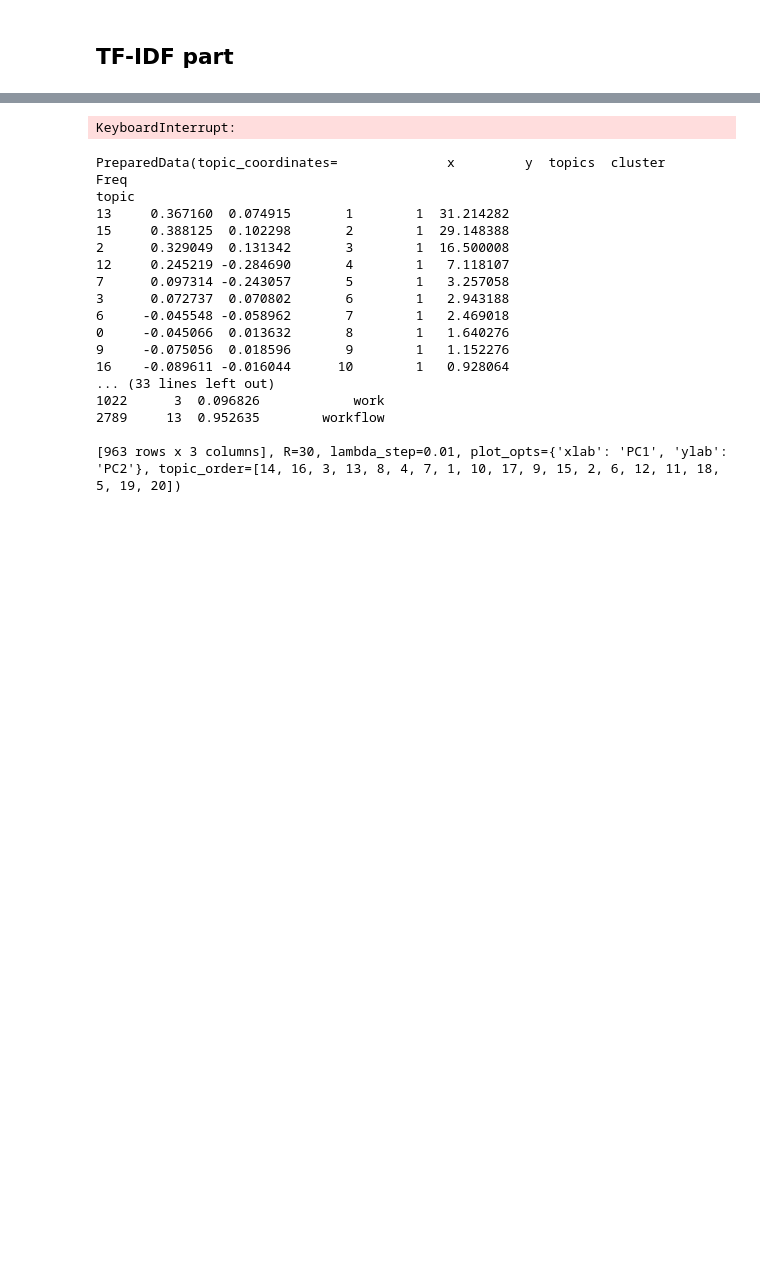
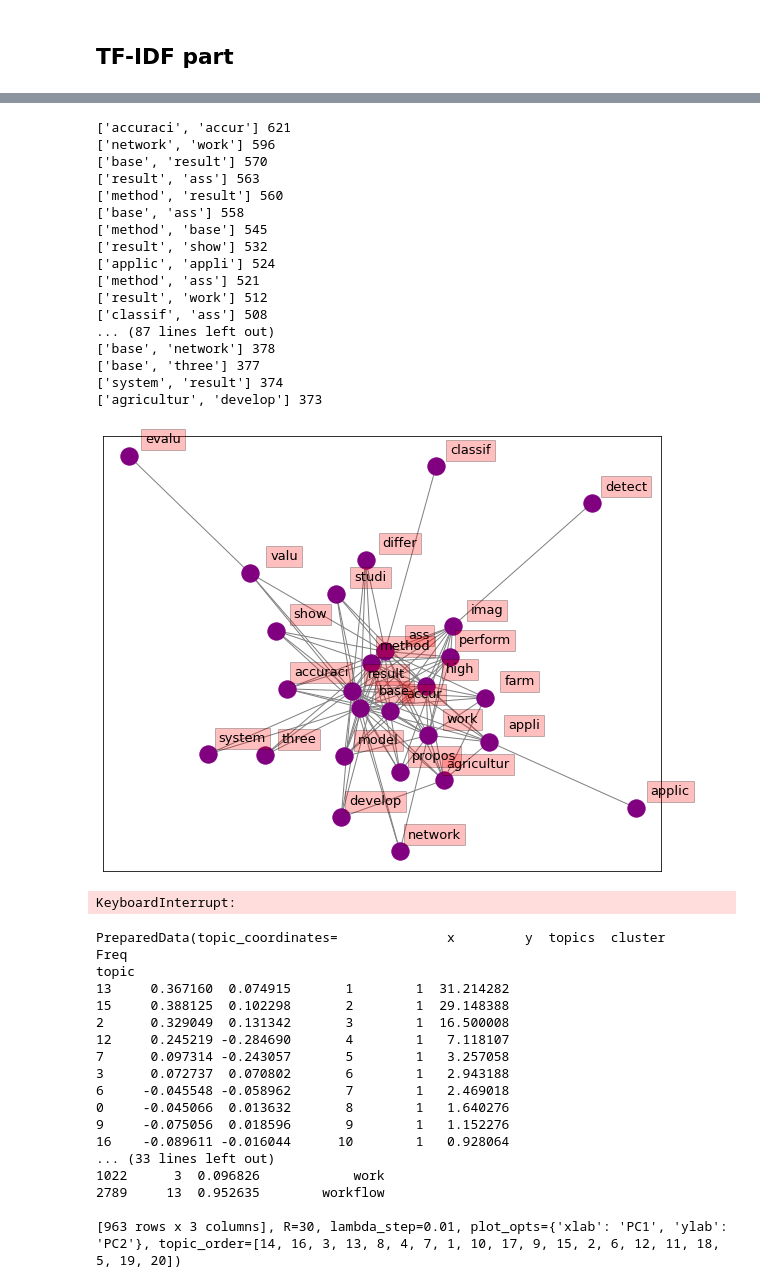
Before and after one commit to NitramAnaip/ImpAgt, a Jupyter notebook: LDA.ipynb, the cells around one changed output, grey strips where cells are left out. Drawn from its saved outputs; the diff is of its cells as text; code cells hidden in the pictures; blank space fills up the shorter version.

Commit message:
Visualization of co-occurences

```diff
--- a/LDA.ipynb
+++ b/LDA.ipynb
@@ -281,0 +287,11 @@ co_matric = co_occurence(max_words, bigrams)  # the matrix is normally symetrica
+# %%
+copy = matrix_dict.copy()
+nbr_bigrams=100
+
+d = {}
+for i in range (nbr_words):
+    maximum = max(copy, key=copy.get)
+    print(maximum, copy[maximum])
+    d[maximum] = copy[maximum]
+    copy.pop(maximum)
+print(d)
@@ -282,3 +316,56 @@ co_matric = co_occurence(max_words, bigrams)  # the matrix is normally symetrica
+# %%
+# Create network plot
+G = nx.Graph()
+
+# Create connections between nodes
+for k, v in d.items():
+
+    k=k.split(" ")
+    print(k, v)
+    G.add_edge(k[0], k[1], weight=(v * 10))
+
+
+fig, ax = plt.subplots(figsize=(10, 8))
+
+pos = nx.spring_layout(G, k=2)
+
+# Plot networks
+nx.draw_networkx(G, pos,
+                 font_size=16,
+                 width=1,
+                 edge_color='grey',
+                 node_color='purple',
+                 with_labels = False,
+                 ax=ax)
+
+# Create offset labels
+for key, value in pos.items():
+    x, y = value[0]+.135, value[1]+.045
+    ax.text(x, y,
+            s=key,
+            bbox=dict(facecolor='red', alpha=0.25),
+            horizontalalignment='center', fontsize=13)
+
+plt.show()
+# %% [output]
+['accuraci', 'accur'] 621
+['network', 'work'] 596
+['base', 'result'] 570
+['result', 'ass'] 563
+['method', 'result'] 560
+['base', 'ass'] 558
+['method', 'base'] 545
+['result', 'show'] 532
+['applic', 'appli'] 524
+['method', 'ass'] 521
+['result', 'work'] 512
+['classif', 'ass'] 508
+... (87 lines left out)
+['base', 'network'] 378
+['base', 'three'] 377
+['system', 'result'] 374
+['agricultur', 'develop'] 373
+[figure, added]
 # %%
 feature_array = np.array(tfidf.get_feature_names())
 tfidf_sorting = np.argsort(response.toarray()).flatten()[::-1]
```
Also changed, not shown: parts of 7 cells of this notebook.
